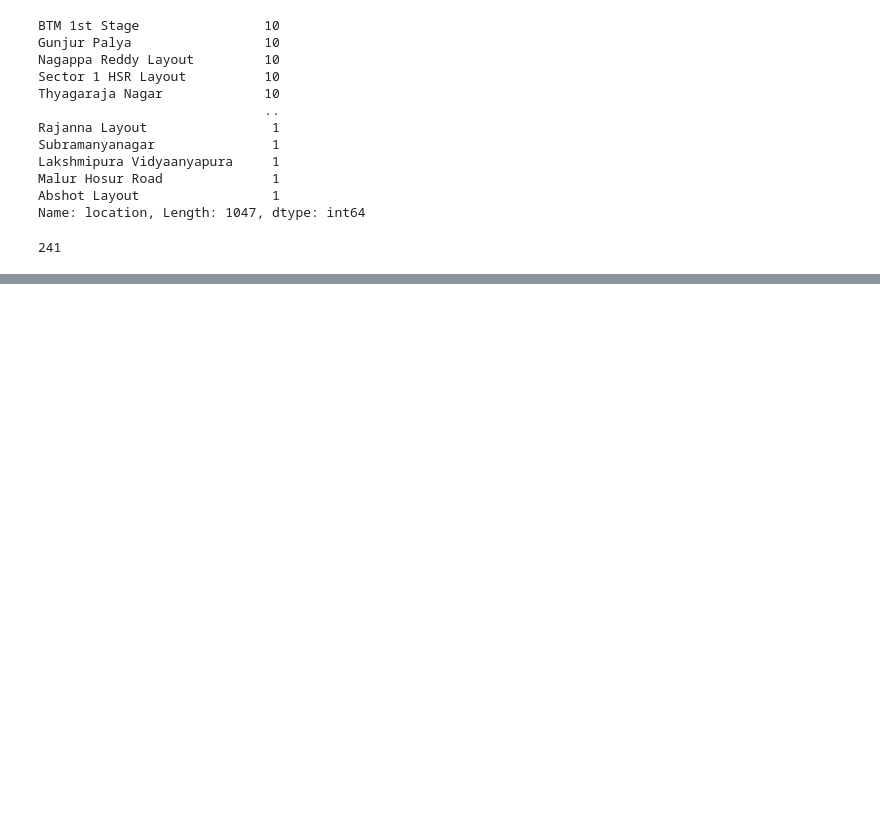
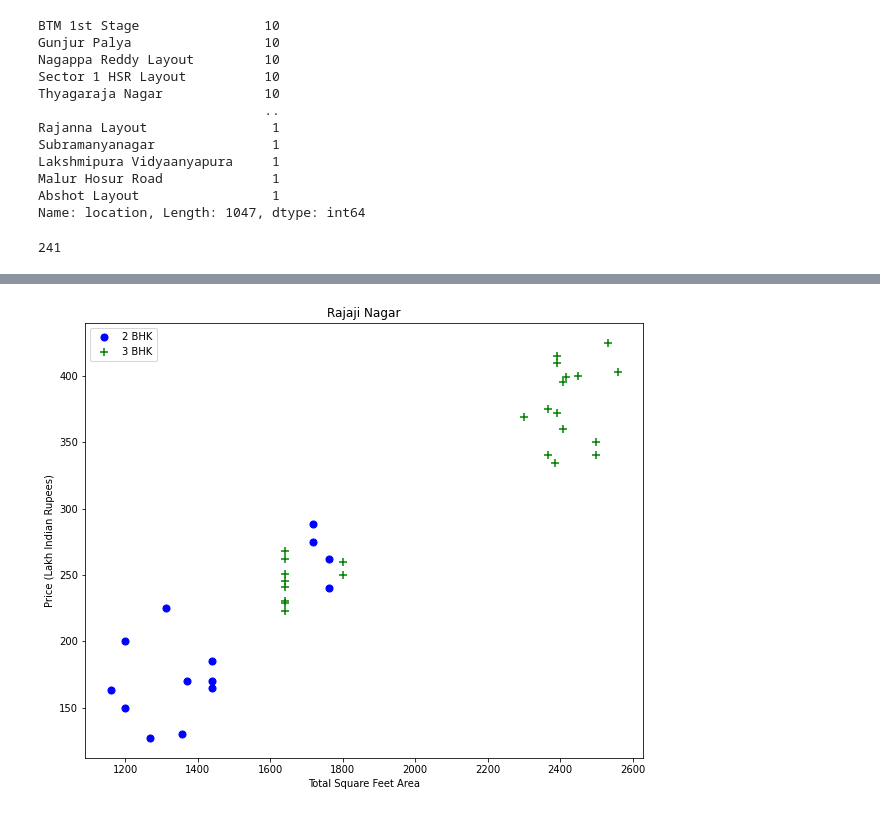
Before and after one commit to abishek982001/Banglore-House-Price-Prediction, a Jupyter notebook: price prediction.ipynb, the cells around one changed output, grey strips where cells are left out. Saved outputs shown, nothing was run; the diff lists cells and outputs as text; code cells hidden in the pictures; blank space fills up the shorter version.

```diff
--- a/price prediction.ipynb
+++ b/price prediction.ipynb
@@ -190,0 +274,4 @@ len(df5.location.unique())
+# %%
+plot_scatter_chart(df8, "Rajaji Nagar")
+# %% [output]
+[figure, added]
```
Also changed, not shown: parts of 11 cells of this notebook.
